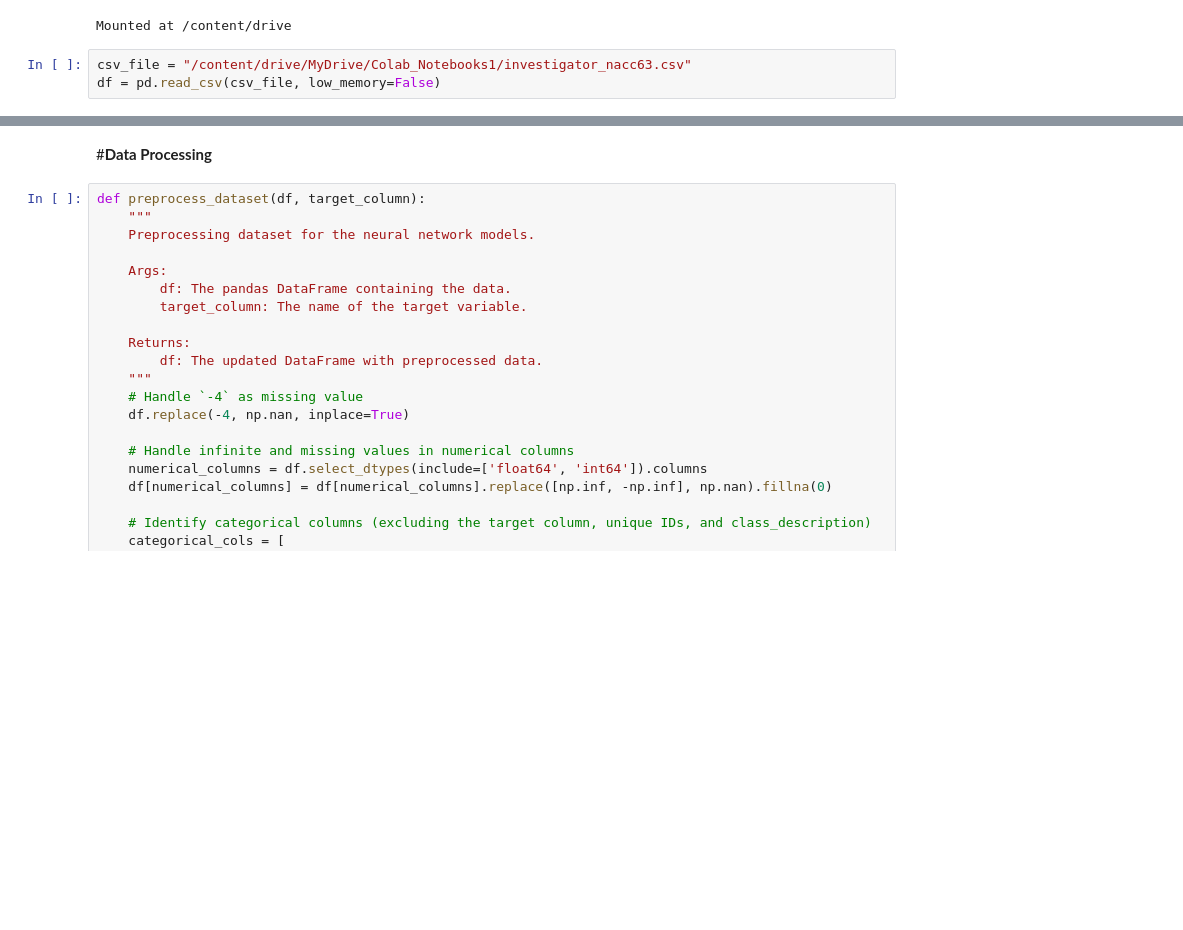
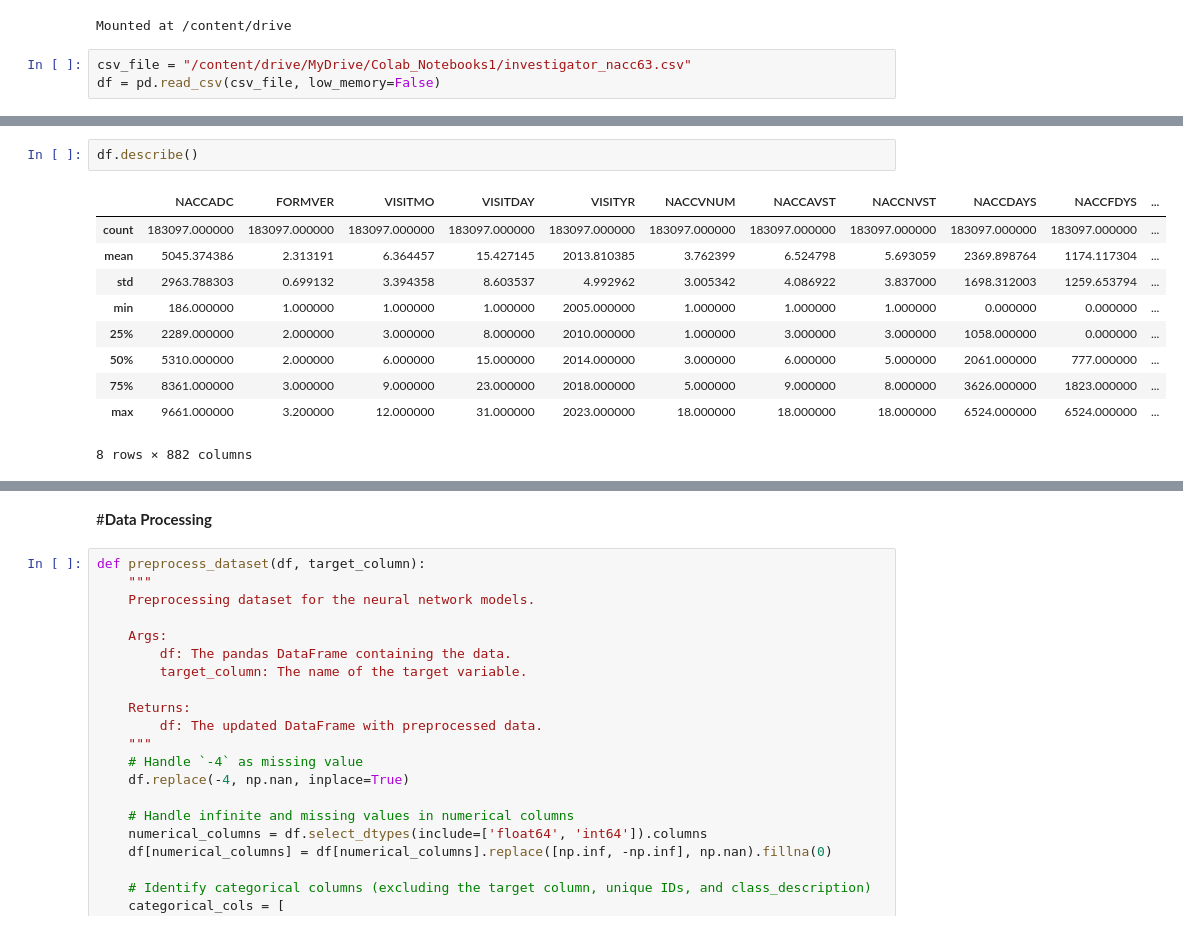
Before and after one commit to TonyNewness/AI_Detection_of_Early_Alzheimers, a Jupyter notebook: Hybrid_LSTMandFeedforward_correction_improving.ipynb, the cells around one changed output, grey strips where cells are left out. Drawn from its saved outputs; the diff is of its cells as text; blank space fills up the shorter version.

```diff
--- a/Hybrid_LSTMandFeedforward_correction_improving.ipynb
+++ b/Hybrid_LSTMandFeedforward_correction_improving.ipynb
@@ -43,0 +62,13 @@ df = pd.read_csv(csv_file, low_memory=False)
+# %%
+df.describe()
+# %% [output]
+|  | NACCADC | FORMVER | VISITMO | VISITDAY | VISITYR | NACCVNUM | NACCAVST | NACCNVST | NACCDAYS | NACCFDYS | ... |
+| count | 183097.000000 | 183097.000000 | 183097.000000 | 183097.000000 | 183097.000000 | 183097.000000 | 183097.000000 | 183097.000000 | 183097.000000 | 183097.000000 | ... |
+| mean | 5045.374386 | 2.313191 | 6.364457 | 15.427145 | 2013.810385 | 3.762399 | 6.524798 | 5.693059 | 2369.898764 | 1174.117304 | ... |
+| std | 2963.788303 | 0.699132 | 3.394358 | 8.603537 | 4.992962 | 3.005342 | 4.086922 | 3.837000 | 1698.312003 | 1259.653794 | ... |
+| min | 186.000000 | 1.000000 | 1.000000 | 1.000000 | 2005.000000 | 1.000000 | 1.000000 | 1.000000 | 0.000000 | 0.000000 | ... |
+| 25% | 2289.000000 | 2.000000 | 3.000000 | 8.000000 | 2010.000000 | 1.000000 | 3.000000 | 3.000000 | 1058.000000 | 0.000000 | ... |
+| 50% | 5310.000000 | 2.000000 | 6.000000 | 15.000000 | 2014.000000 | 3.000000 | 6.000000 | 5.000000 | 2061.000000 | 777.000000 | ... |
+| 75% | 8361.000000 | 3.000000 | 9.000000 | 23.000000 | 2018.000000 | 5.000000 | 9.000000 | 8.000000 | 3626.000000 | 1823.000000 | ... |
+| max | 9661.000000 | 3.200000 | 12.000000 | 31.000000 | 2023.000000 | 18.000000 | 18.000000 | 18.000000 | 6524.000000 | 6524.000000 | ... |
+8 rows × 882 columns
```
Also changed, not shown: parts of 25 cells of this notebook.
